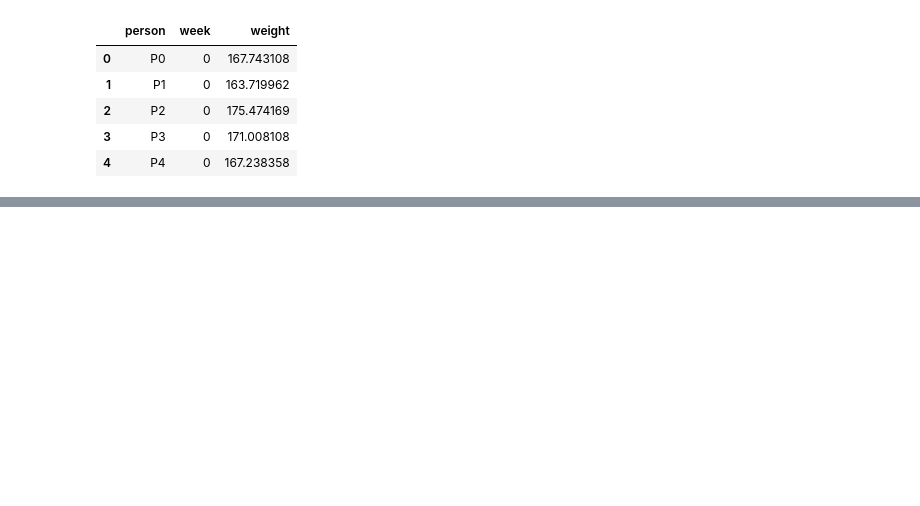
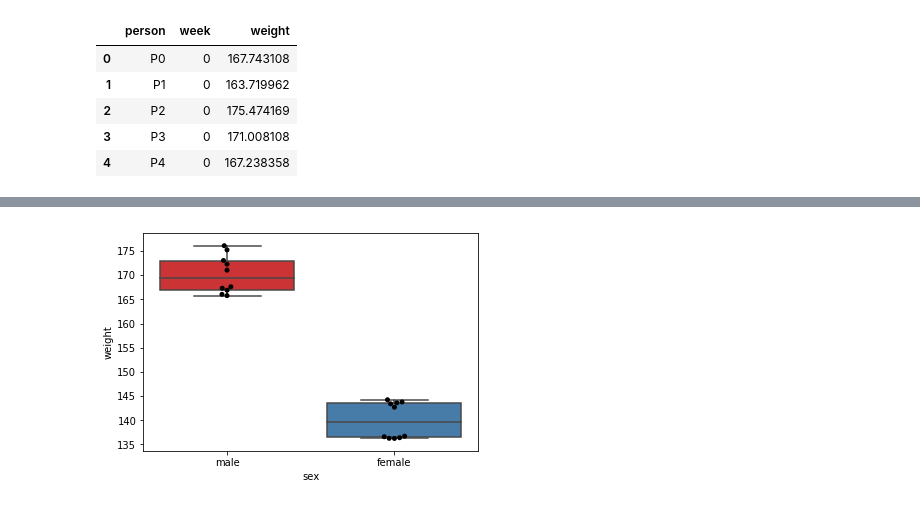
Before and after one commit to michaelsilverstein/Pandas-and-Plotting, a Jupyter notebook: weight_timeseries/weight_timeseries_assignment_answers.ipynb, the cells around one changed output, grey strips where cells are left out. Cells and saved outputs as stored; diff of their text form; code cells hidden in the pictures; blank space fills up the shorter version.

```diff
--- a/weight_timeseries/weight_timeseries_assignment_answers.ipynb
+++ b/weight_timeseries/weight_timeseries_assignment_answers.ipynb
@@ -169,0 +221,5 @@ plt.show()
+# %%
+"""Take the mean weight of each person over the 6 weeks"""
+# Take mean weight and merge the metadata for each person and then print the head of the resulting dataframe
+mean_weight = merged.groupby('person').weight.mean().reset_index().merge(md)
+mean_weight.head()
@@ -169,0 +233,11 @@ plt.show()
+# %%
+"""Plot box plot"""
+# Let's do a boxplot
+sns.boxplot('sex', 'weight', data=mean_weight, palette='Set1')
+# Then let's do a swarmplot
+sns.swarmplot('sex', 'weight', data=mean_weight, color='k')
+plt.savefig('figures/mean_weight_sex', bbox_inches='tight')
+# Now when we plot they will be overlayed
+plt.show()
+# %% [output]
+[figure, added]
```
Also changed, not shown: parts of 20 cells of this notebook.
